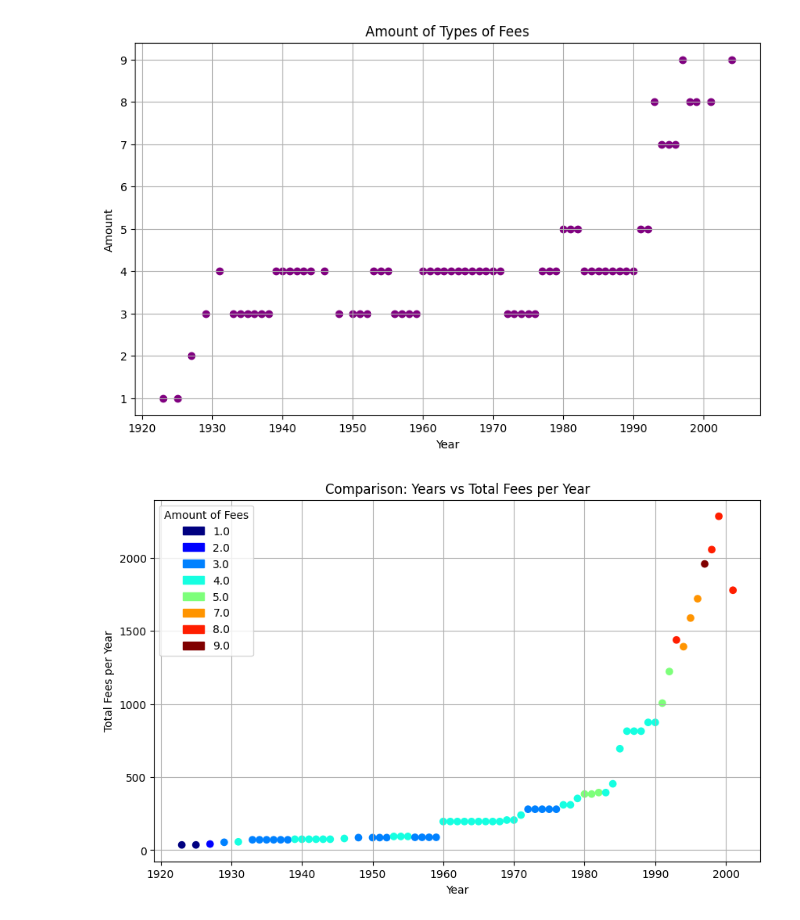
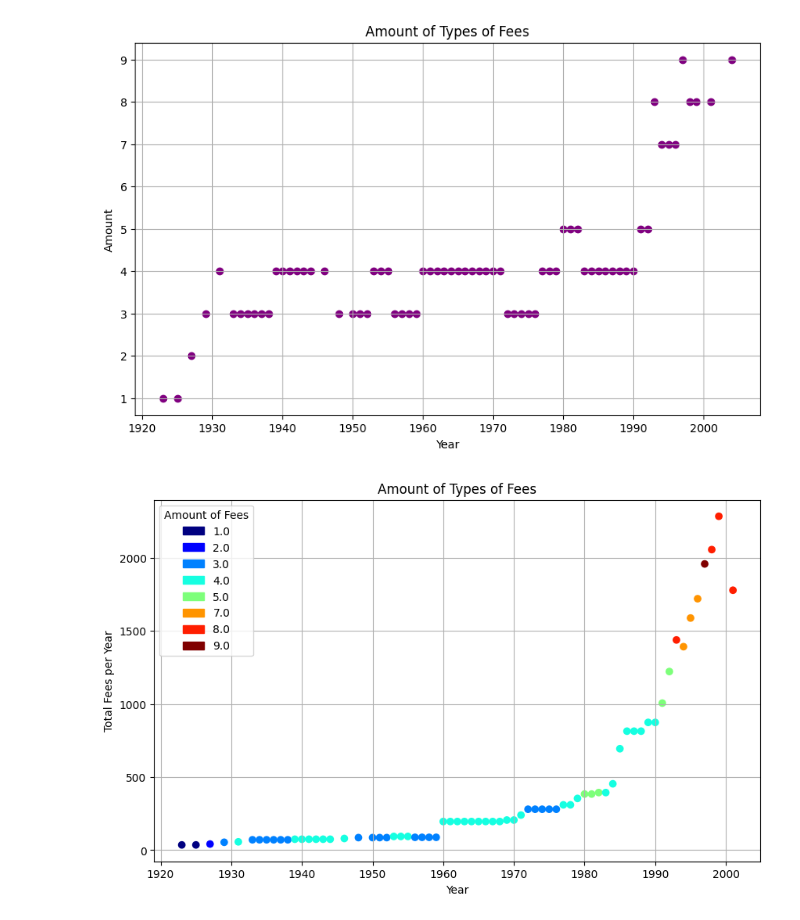
Before and after one commit to ElizaGMorgan/SFAPriceHistory, a Jupyter notebook: SFA Prices Workbook.ipynb, the cells around one changed output. Saved outputs shown, nothing was run; the diff lists cells and outputs as text; code cells hidden in the pictures.

```diff
--- a/SFA Prices Workbook.ipynb
+++ b/SFA Prices Workbook.ipynb
@@ -410,32 +410,32 @@ colors = []
 for amount in amount_of_fees:
     if amount is not None:
         normalized_amount = (amount - 1) / (9 - 1)  # Normalize to a value between 0 and 1
         color = plt.cm.jet(normalized_amount)  # Use jet colormap
         colors.append(color)
     else:
         colors.append('gray')  # Default gray for missing data
 
 plt.figure(figsize=(10, 6))
 
 scatter = plt.scatter(years_range, total_fees_per_year, c=colors, marker='o')
 
 # Create a dictionary to track unique colors and labels for the legend
 legend_dict = {}
 for amount, color in zip(amount_of_fees, colors):
     if amount is not None:
         legend_dict[amount] = color
 
 # Sort the keys (fees) in sequential order
 sorted_keys = sorted(legend_dict.keys())
 
 # Create custom color patches and labels for legend
 legend_patches = [Patch(color=legend_dict[amount], label=str(amount)) for amount in sorted_keys]
 
 plt.legend(handles=legend_patches, title='Amount of Fees', loc='upper left')
-plt.title('Comparison: Years vs Total Fees per Year')
+plt.title('Amount of Types of Fees')
 plt.xlabel('Year')
 plt.ylabel('Total Fees per Year')
 plt.grid(True)
 plt.show()
 # %% [output]
-[figure, old version]
+[figure, new version]
```
Also changed, not shown: parts of 5 cells of this notebook, 2 other files.
